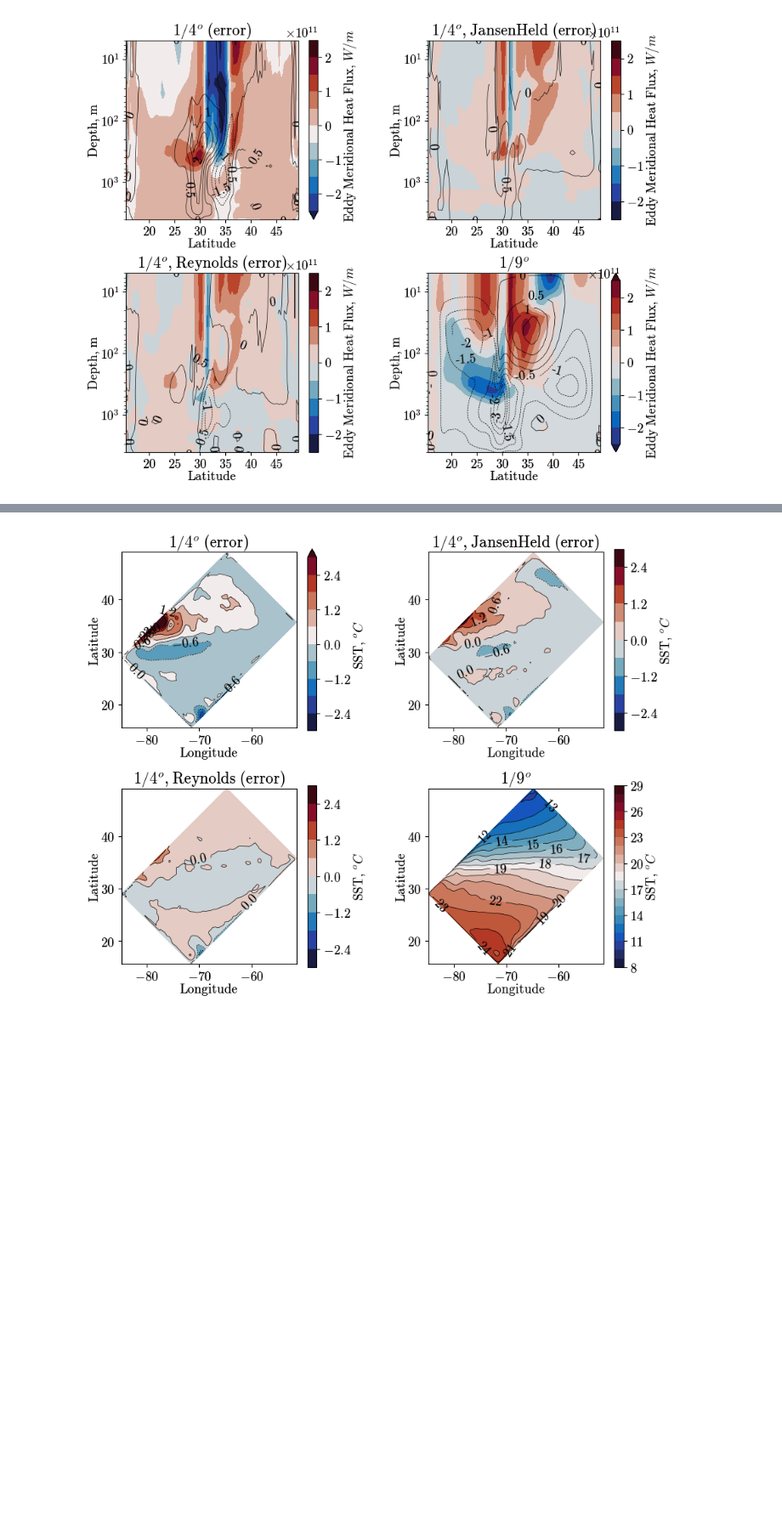
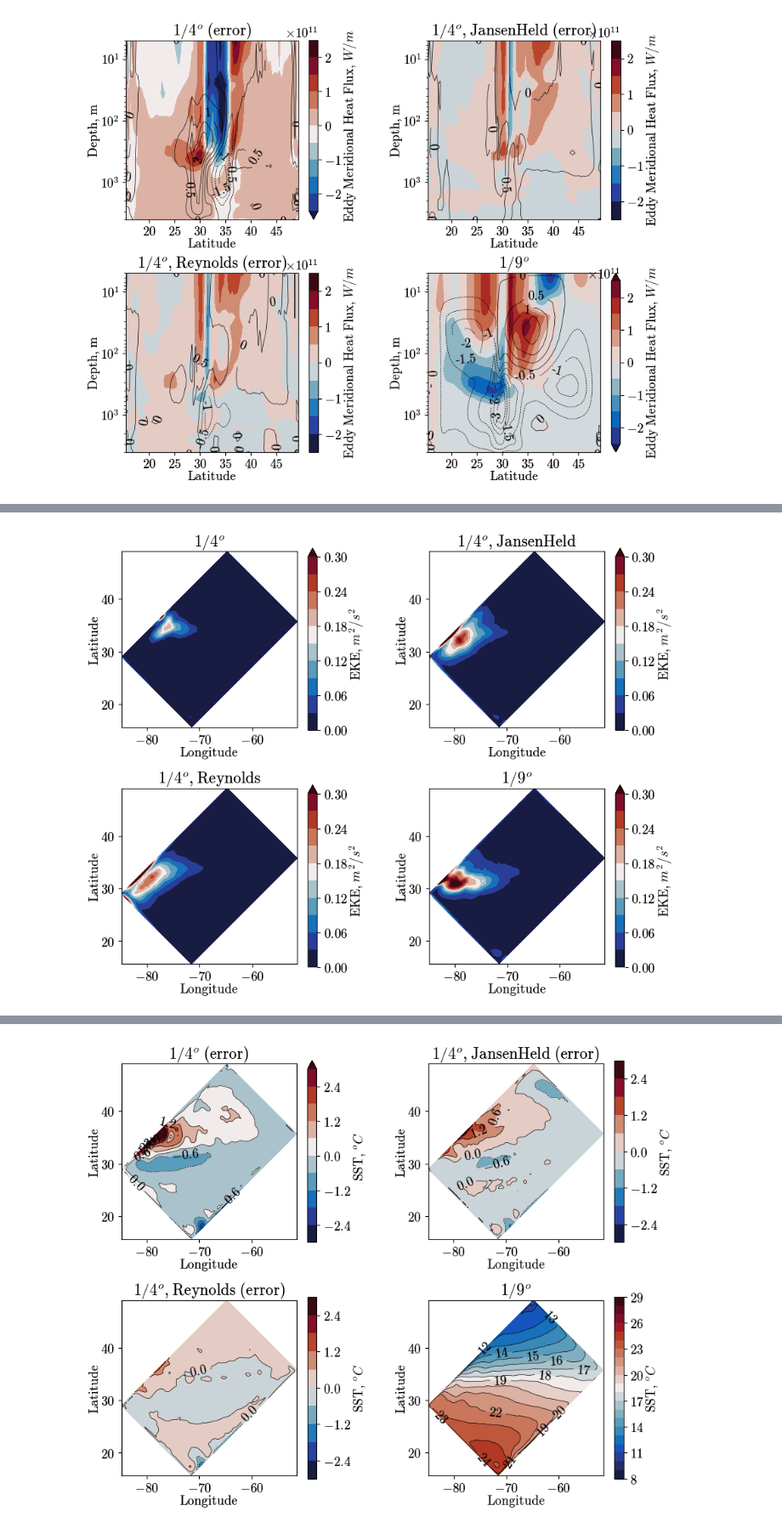
Before and after one commit to Pperezhogin/NEMO-Reynolds, a Jupyter notebook: online-ranking.ipynb, the cells around one changed output, grey strips where cells are left out. Shown at 85% size. Cells and saved outputs as stored; diff of their text form; code cells hidden in the pictures; blank space fills up the shorter version.

```diff
--- a/online-ranking.ipynb
+++ b/online-ranking.ipynb
@@ -252,3 +326,7 @@ plt.ylim([-1.3e+14,0.5e+14])
+# %%
+plot_2x2(fun='plot_EKE', Reynolds='CR_20')
+# %% [output]
+[figure, added]
 # %%
 metrics().rank_metric('SST')
 # %% [output]
```
Also changed, not shown: parts of 34 cells of this notebook, 4 other files.
